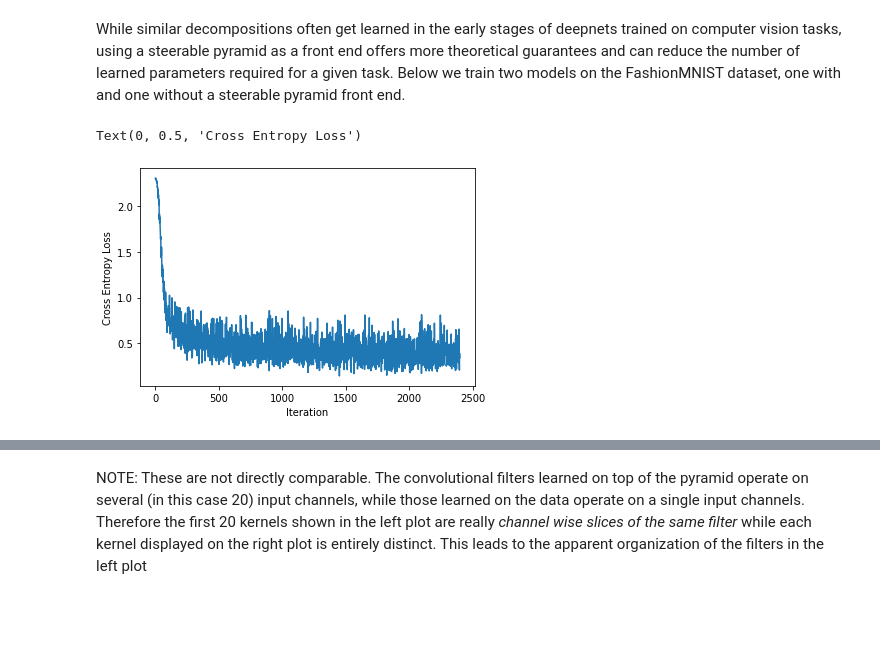
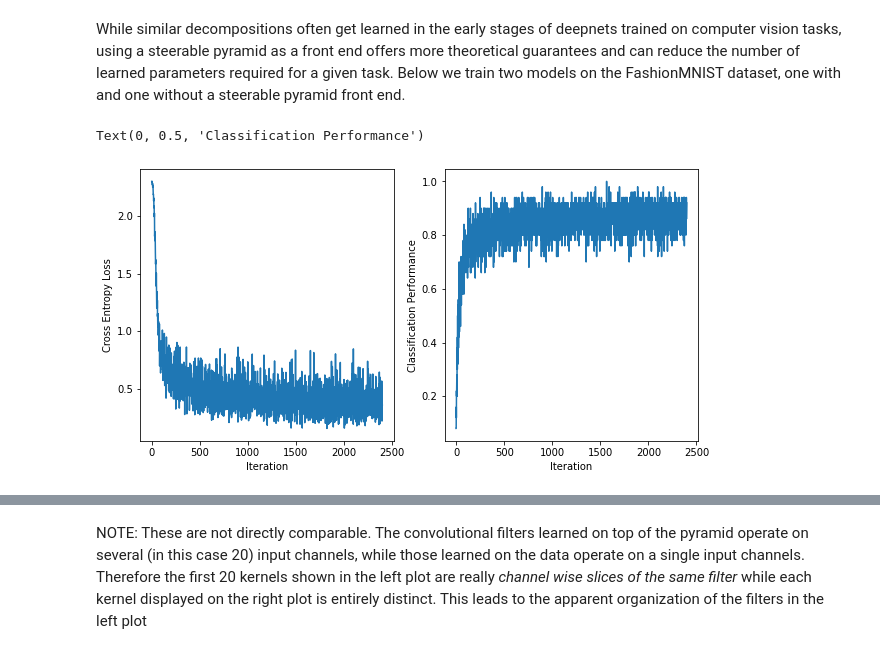
Before and after one commit to plenoptic-org/plenoptic, a Jupyter notebook: examples/Demo_Steerable_Pyramid.ipynb, the cells around one changed output, grey strips where cells are left out. Saved outputs shown, nothing was run; the diff lists cells and outputs as text; code cells hidden in the pictures; blank space fills up the shorter version.

Commit message:
added classification performance plots

```diff
--- a/examples/Demo_Steerable_Pyramid.ipynb
+++ b/examples/Demo_Steerable_Pyramid.ipynb
@@ -138,31 +135,39 @@ class ConvFull(nn.Module):
 # %%
 # Training
 model_pyr = PyrConvFull([28, 28], order=4, scales=2, kernel_size=6, output_dim=3)
 loader = torch.utils.data.DataLoader(train_set, batch_size = 50)
 optimizer = torch.optim.Adam(model_pyr.parameters(), lr=1e-3)
 
 
 epoch = 2
 losses = []
+fracts_correct = []
 for e in range(epoch):
     for batch in loader:
         images = batch[0]
         labels = batch[1]
         preds = model_pyr(images)
         loss = F.cross_entropy(preds, labels)
 
         optimizer.zero_grad()
         loss.backward()
         optimizer.step()
 
         losses.append(loss.item())
 
-plt.plot(losses)
-plt.xlabel('Iteration')
-plt.ylabel('Cross Entropy Loss')
+        n_correct = preds.argmax(dim=1).eq(labels).sum().item()
+        fracts_correct.append(n_correct / 50)
+
+fig, axs = plt.subplots(1, 2, figsize=(10, 5))
+axs[0].plot(losses)
+axs[0].set_xlabel('Iteration')
+axs[0].set_ylabel('Cross Entropy Loss')
+axs[1].plot(fracts_correct)
+axs[1].set_xlabel('Iteration')
+axs[1].set_ylabel('Classification Performance')
 # %% [output]
-Text(0, 0.5, 'Cross Entropy Loss')
+Text(0, 0.5, 'Classification Performance')
-[figure, old version]
+[figure, new version]
 # %%
 # Training
 model_no_pyr = ConvFull([28, 28], order=4, scales=2, kernel_size=6, output_dim=60)
```
Also changed, not shown: parts of 5 cells of this notebook.
